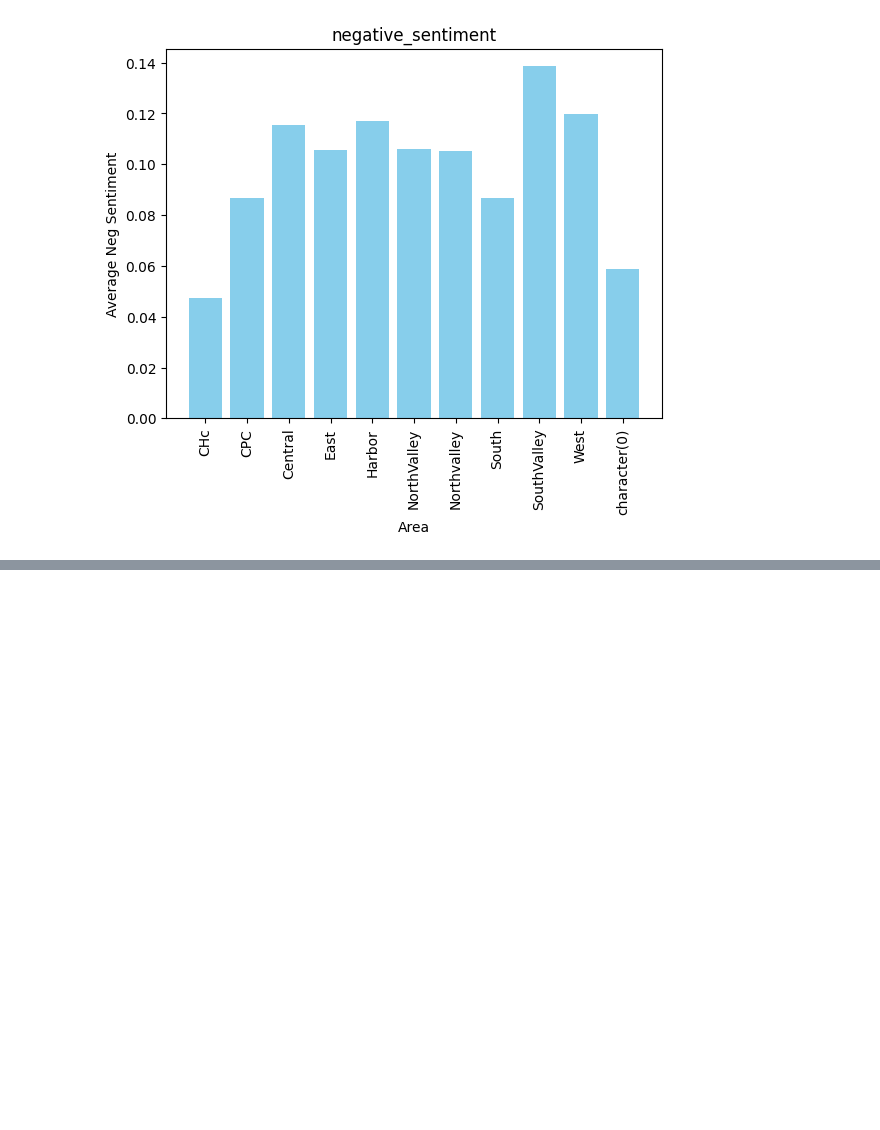
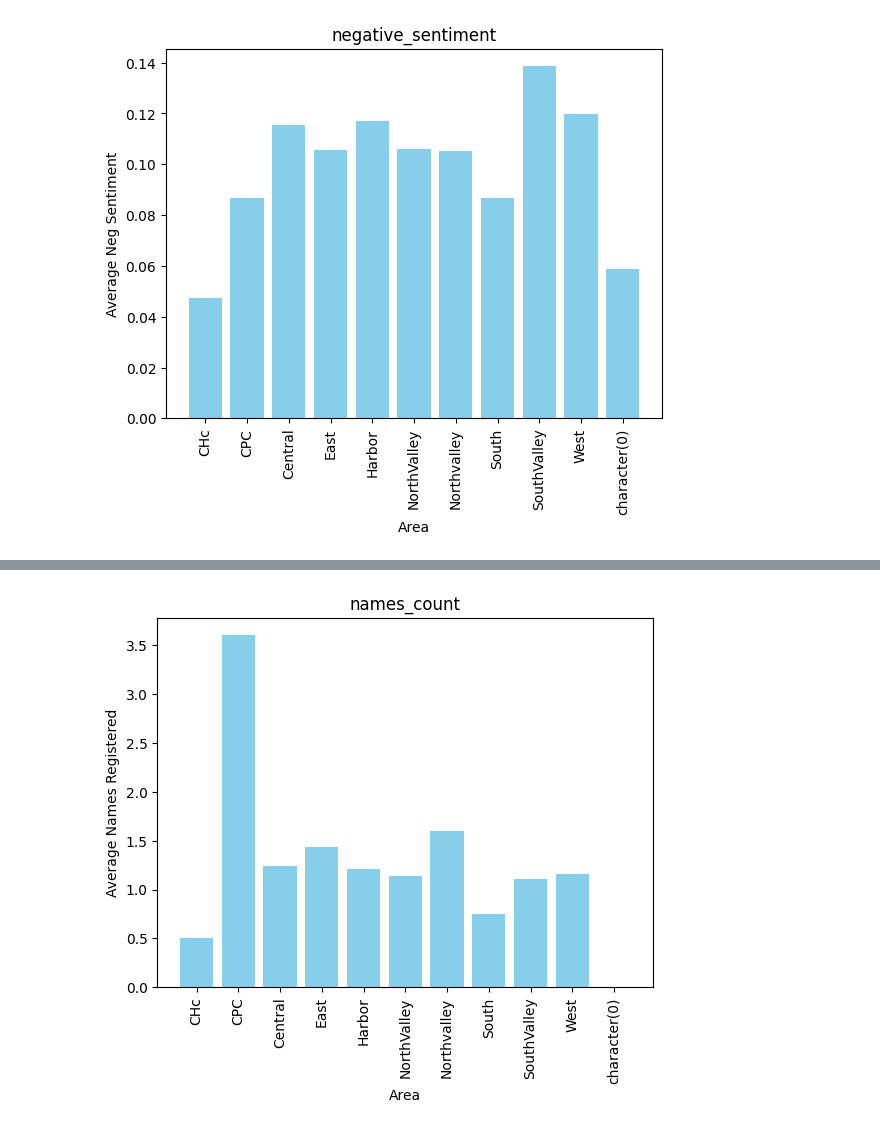
Before and after one commit to mpham8/kestelman-research, a Jupyter notebook: eda.ipynb, the cells around one changed output, grey strips where cells are left out. Saved outputs shown, nothing was run; the diff lists cells and outputs as text; code cells hidden in the pictures; blank space fills up the shorter version.

```diff
--- a/eda.ipynb
+++ b/eda.ipynb
@@ -90,0 +104,13 @@ plt.show()
+# %%
+names_count = cases_df.groupby('area')['names_count'].mean().reset_index()
+
+# Plotting the data
+plt.figure()
+plt.bar(names_count['area'], names_count['names_count'], color='skyblue')
+plt.xlabel('Area')
+plt.ylabel('Average Names Registered')
+plt.title('names_count')
+plt.xticks(rotation=90)
+plt.show()
+# %% [output]
+[figure, added]
```
Also changed, not shown: parts of 1 cell of this notebook.
